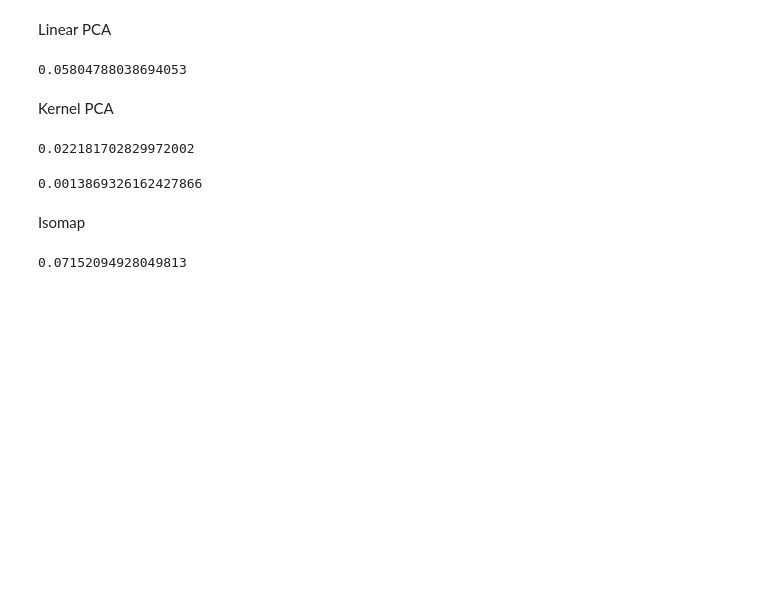
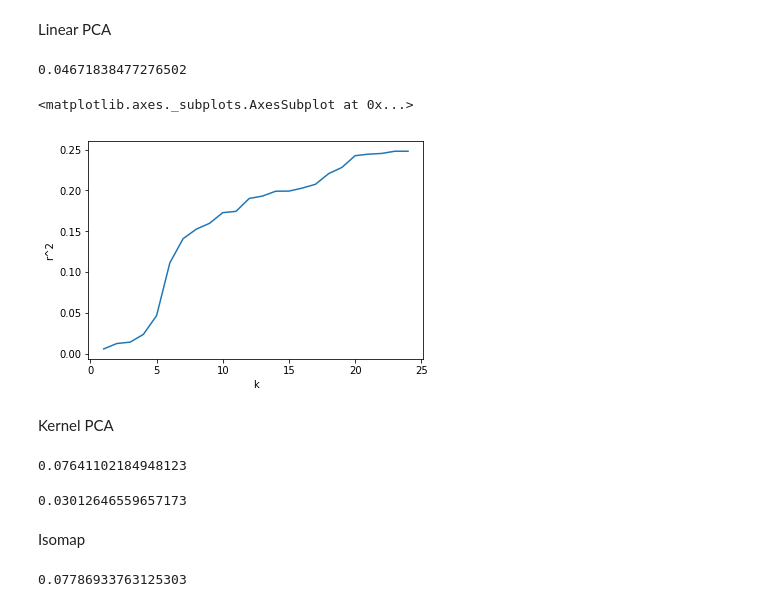
Before and after one commit to jgdenby/PortfolioFactorAnalysis, a Jupyter notebook: PortfolioFactorAnalysis.ipynb, the cells around one changed output. Drawn from its saved outputs; the diff is of its cells as text; code cells hidden in the pictures; blank space fills up the shorter version.

```diff
--- a/PortfolioFactorAnalysis.ipynb
+++ b/PortfolioFactorAnalysis.ipynb
@@ -87,5 +113,6 @@ Read in Excel file and specifically import net returns data
 # %%
 xls=pd.ExcelFile('Simple_Strategies_Returns.xlsx')
+grossreturns = pd.read_excel(xls, 0)
 netreturns = pd.read_excel(xls, 1)
 # %%
 #Keep all data, but get rid of factors with missing data
@@ -93,6 +120,11 @@ netreturns = netreturns.dropna(axis=1).copy()
 netreturns['Month'] = pd.to_datetime(netreturns['Month'], format = '%Y%m')
 netreturns['Month'] = netreturns['Month'].dt.to_period('M')
 netreturns['Month'] = netreturns['Month'].astype('str')
+
+grossreturns = grossreturns.dropna(axis=1).copy()
+grossreturns['Month'] = pd.to_datetime(grossreturns['Month'], format = '%Y%m')
+grossreturns['Month'] = grossreturns['Month'].dt.to_period('M')
+grossreturns['Month'] = grossreturns['Month'].astype('str')
 # %%
 netreturns.shape
 # %% [output]
@@ -202,6 +245,8 @@ together_df.head()
 # %%
-# Net returns dataset
-X_train = netreturns.drop("Month", axis=1)
+# Net/gross returns dataset
+# X_train = netreturns.drop("Month", axis=1)
+X_train = grossreturns.drop("Month", axis=1)
+
 
 # Fama-French 3 and 5 factor dataset
 X_ff5 = together_df[['SMB','HML','RMW','CMA',"Mkt-RF"]]
@@ -227,31 +272,47 @@ Linear PCA
 # %%
 k = 5
 linpcaZ = pd.DataFrame(linPCA(X_train, X_train, n_components=k))
-LinRegression(linpcaZ, y, autocor = 3)
+LinRegression(linpcaZ, y, autocor = 2)
 # %% [output]
-0.05804788038694053
+0.04671838477276502
+# %%
+r_2 = np.zeros(24)
+for i in range(1, 25):
+    k=i
+    linpcaZ = pd.DataFrame(linPCA(X_train, X_train, n_components=k))
+    r_2[i-1]=LinRegression(linpcaZ, y, autocor = 2)
+r_2 = pd.DataFrame(r_2, columns=['r^2'])
+r_2['k'] = range(1,25)
+# %%
+sns.lineplot(x='k',y='r^2',data=r_2)
+# %% [output]
+<matplotlib.axes._subplots.AxesSubplot at 0x...>
+[figure, added]
 # %% [markdown]
 Kernel PCA
 # %%
 # Polynomial kernel
-k = 5
-poly_kpcaZ = pd.DataFrame(KPCA(X_train, X_train, n_components=k, kernel='poly'))
+k = 24
+gamma = 1
+degree = 2
+poly_kpcaZ = pd.DataFrame(KPCA(X_train, X_train, n_components=k, kernel='poly', gamma = gamma, degree=degree))
 LinRegression(poly_kpcaZ, y)
 # %% [output]
-0.022181702829972002
+0.07641102184948123
 # %%
 # RBF Kernel
-k = 5
-rbf_kpcaZ = pd.DataFrame(KPCA(X_train, X_train, n_components=k, kernel='rbf'))
+k = 24
+gamma = 3
+rbf_kpcaZ = pd.DataFrame(KPCA(X_train, X_train, n_components=k, kernel='rbf', gamma = gamma))
 LinRegression(rbf_kpcaZ, y)
 # %% [output]
-0.0013869326162427866
+0.03012646559657173
 # %% [markdown]
 Isomap
 # %%
 k_comp = 5
-k_nn = 9
+k_nn = 10
 isomapZ = pd.DataFrame(isomap(X_train, X_train, n_components=k_comp, n_neighbors=k_nn))
 LinRegression(isomapZ, y)
 # %% [output]
-0.07152094928049813
+0.07786933763125303
```
Also changed, not shown: parts of 8 cells of this notebook.
